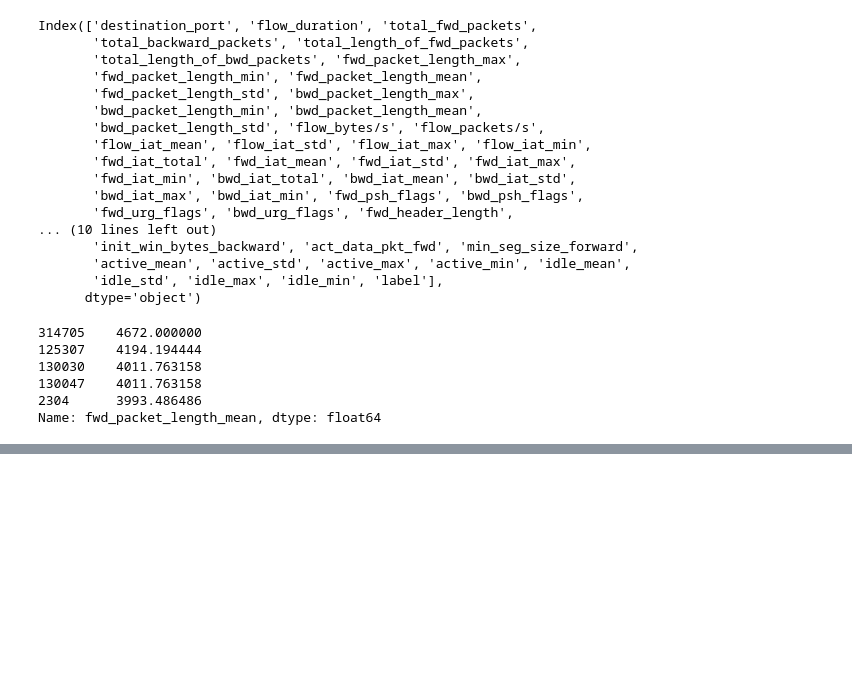
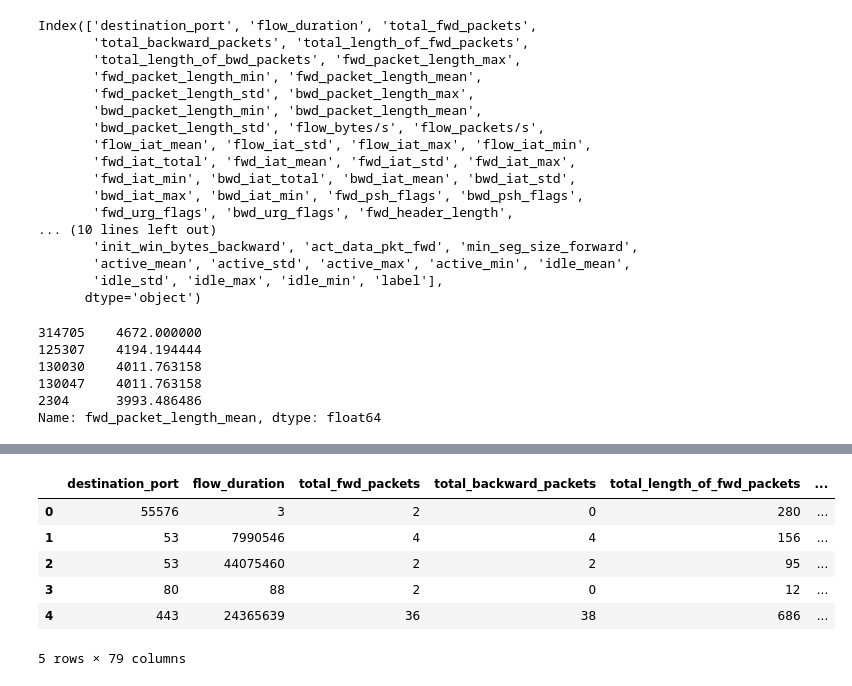
Before and after one commit to alekzandr/hunter, a Jupyter notebook: CIC-2017-IDS Reduce Memory.ipynb, the cells around one changed output, grey strips where cells are left out. Drawn from its saved outputs; the diff is of its cells as text; code cells hidden in the pictures; blank space fills up the shorter version.

```diff
--- a/CIC-2017-IDS Reduce Memory.ipynb
+++ b/CIC-2017-IDS Reduce Memory.ipynb
@@ -340,0 +450,3 @@ dtype
+# %%
+path = "/Users/kyletopasna/Documents/hunter/ISCX CIC/CIC-IDS-2017/"
+data = pd.read_csv(path + "train.csv", dtype=dtypes)
@@ -340,0 +493,10 @@ dtype
+# %%
+data.head()
+# %% [output]
+|  | destination_port | flow_duration | total_fwd_packets | total_backward_packets | total_length_of_fwd_packets | ... |
+| 0 | 55576 | 3 | 2 | 0 | 280 | ... |
+| 1 | 53 | 7990546 | 4 | 4 | 156 | ... |
+| 2 | 53 | 44075460 | 2 | 2 | 95 | ... |
+| 3 | 80 | 88 | 2 | 0 | 12 | ... |
+| 4 | 443 | 24365639 | 36 | 38 | 686 | ... |
+5 rows × 79 columns
```
Also changed, not shown: parts of 13 cells of this notebook.
